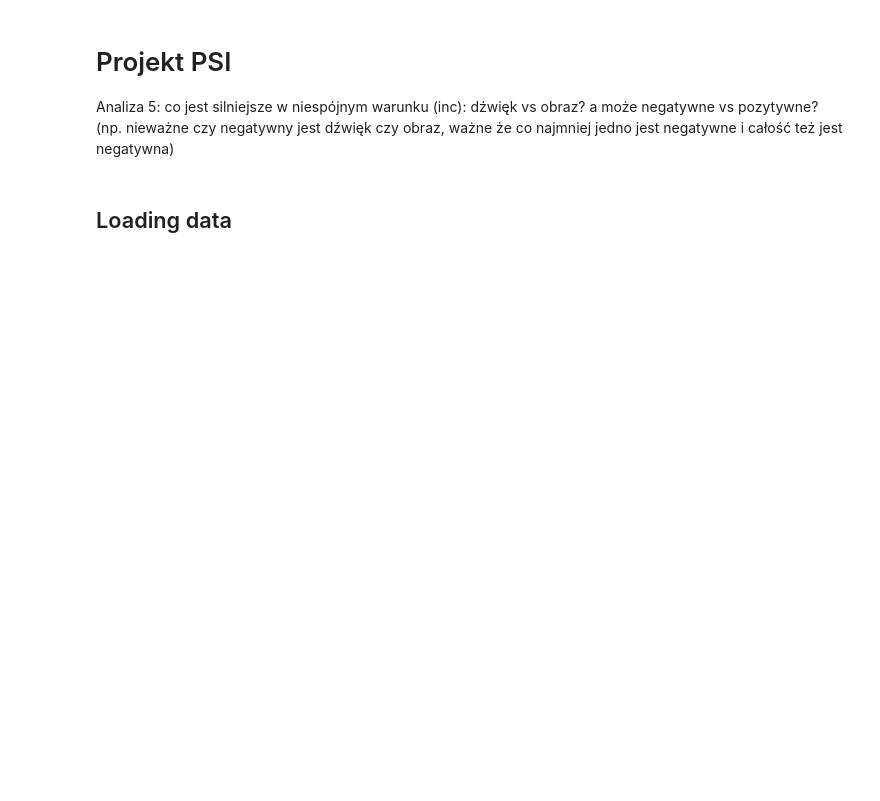
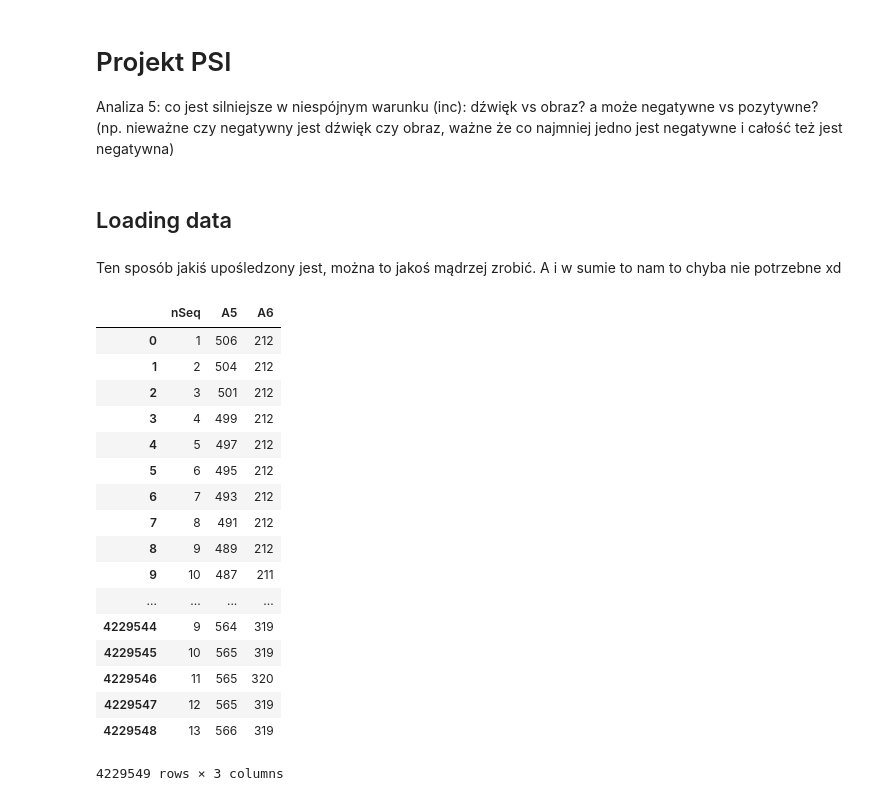
Before and after one commit to PiotrMor/psi-project, a Jupyter notebook: notebooks/main.ipynb, the cells around one changed output. Cells and saved outputs as stored; diff of their text form; code cells hidden in the pictures; blank space fills up the shorter version.

```diff
--- a/notebooks/main.ipynb
+++ b/notebooks/main.ipynb
@@ -6,6 +6,31 @@ Analiza 5: co jest silniejsze w niespójnym warunku (inc): dźwięk vs obraz? a
 # %%
 %matplotlib inline
 import pandas
+# %% [markdown]
+Ten sposób jakiś upośledzony jest, można to jakoś mądrzej zrobić. A i w sumie to nam to chyba nie potrzebne xd
+# %%
+hr = pandas.read_csv("../data/2019-afcai-spring/bitalino/1107_opensignals_prawestanowisko_2019-04-19_09-11-49.txt", skiprows=[0,2], header=1, sep="\t", names=[ "nSeq", "aa", "I2", "O1", "O2", "A5", "A6", "NaN"])
+hr = hr.drop(["aa", "I2", "O1", "O2", "NaN"], axis=1)
+hr
+# %% [output]
+|  | nSeq | A5 | A6 |
+| 0 | 1 | 506 | 212 |
+| 1 | 2 | 504 | 212 |
+| 2 | 3 | 501 | 212 |
+| 3 | 4 | 499 | 212 |
+| 4 | 5 | 497 | 212 |
+| 5 | 6 | 495 | 212 |
+| 6 | 7 | 493 | 212 |
+| 7 | 8 | 491 | 212 |
+| 8 | 9 | 489 | 212 |
+| 9 | 10 | 487 | 211 |
+| ... | ... | ... | ... |
+| 4229544 | 9 | 564 | 319 |
+| 4229545 | 10 | 565 | 319 |
+| 4229546 | 11 | 565 | 320 |
+| 4229547 | 12 | 565 | 319 |
+| 4229548 | 13 | 566 | 319 |
+4229549 rows × 3 columns
 # %%
 
 images_params = pandas.read_csv("../data/IAPS.csv", sep=";", header=0, decimal=",")
```
Also changed, not shown: parts of 2 cells of this notebook, 1 other file.
